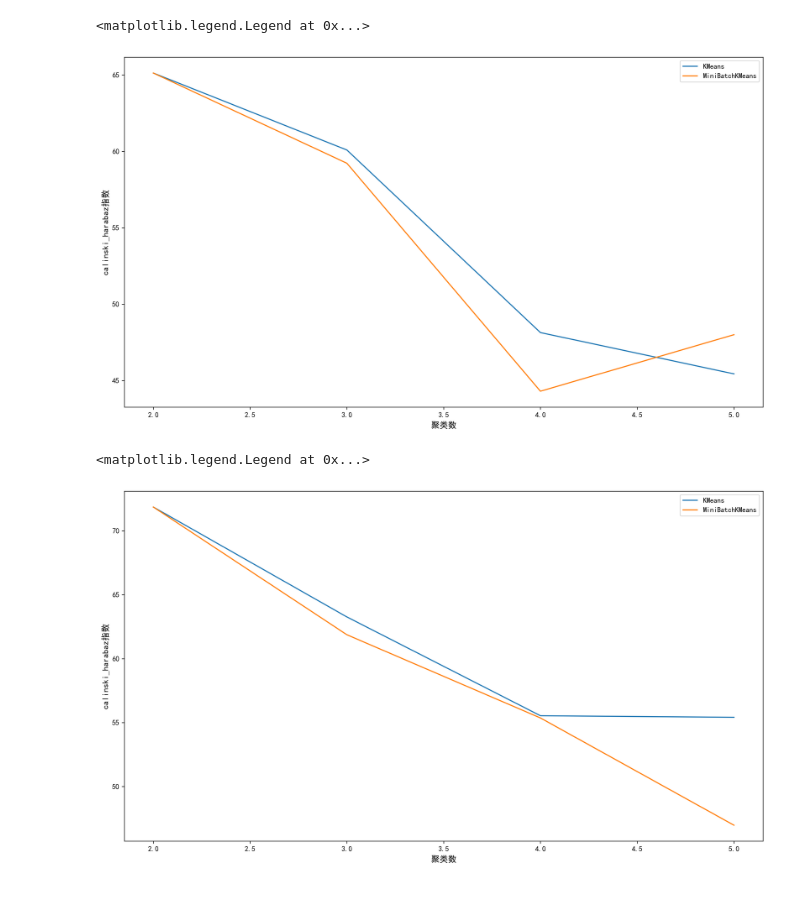
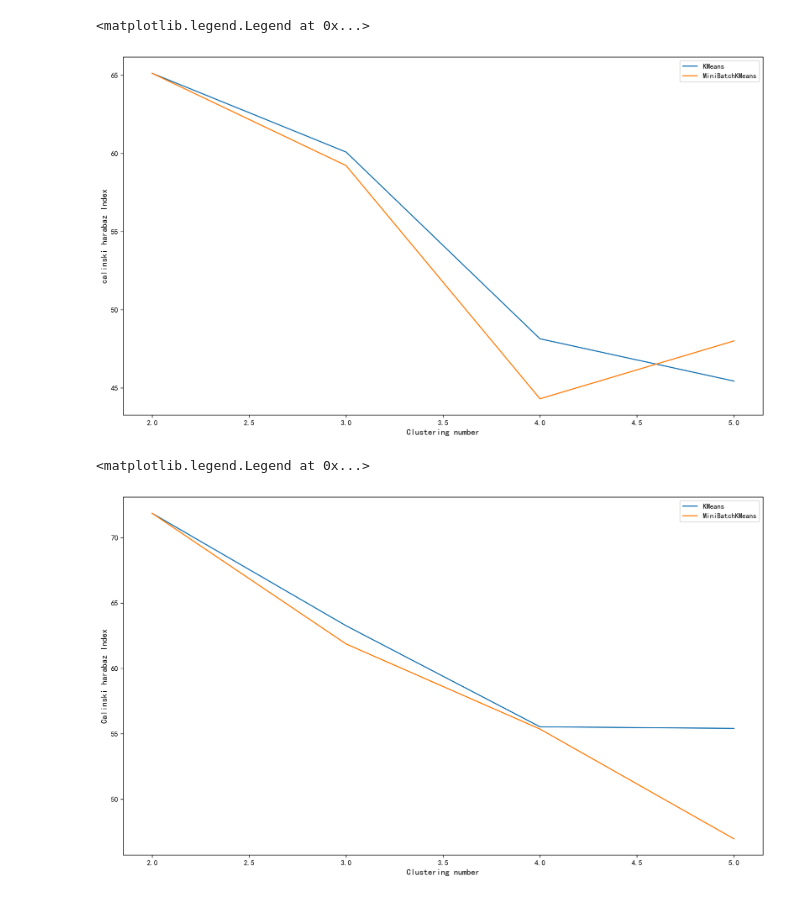
Before and after one commit to heshuji/paper, a Jupyter notebook: ancient_glass/KMeans_MiniBatchKMeans_轮廓系数.ipynb, the cells around one changed output. Cells and saved outputs as stored; diff of their text form; code cells hidden in the pictures.

```diff
--- a/ancient_glass/KMeans_MiniBatchKMeans_轮廓系数.ipynb
+++ b/ancient_glass/KMeans_MiniBatchKMeans_轮廓系数.ipynb
@@ -12,7 +12,7 @@ plt.rcParams["axes.unicode_minus"]=False #这个句子可以解决图像中的
 # %matplotlib inline
 df=pd.read_excel('./合并表格.xlsx') # 导入我们处理后的表格哦,这个是拼接好的
 # %%
-data_KMeans=df[df["类型"]=="高钾"] # 提出来类型等于高钾的数据
+data_KMeans=df[df["Types"]=="High potassium"] # 提出来类型等于高钾的数据
 data_KMeans=data_KMeans.iloc[:,1:15]
 
 calinski_harabaz_list_KMeans=[]
@@ -24,7 +24,7 @@ for i in range(2,6):
     score = calinski_harabasz_score(data_KMeans,kmeans.labels_)
     calinski_harabaz_list_KMeans.append(score)
 
-data_MBM=df[df["类型"]=="高钾"] # 提出来类型等于高钾的数据
+data_MBM=df[df["Types"]=="High potassium"] # 提出来类型等于高钾的数据
 data_MBM=data_MBM.iloc[:,1:15]
 
 calinski_harabaz_list_MBM=[]
@@ -38,13 +38,13 @@ for i in range(2,6):
 # %%
 fig, ax1 = plt.subplots(1,1,figsize=(16,9),dpi=300)
 
 list_k=[2,3,4,5]
 line1, = ax1.plot(list_k,calinski_harabaz_list_KMeans,label='KMeans')
 line2, = ax1.plot(list_k,calinski_harabaz_list_MBM,label='MiniBatchKMeans')
-ax1.set_xlabel("聚类数",fontsize = 12)
-ax1.set_ylabel("calinski_harabaz指数",fontsize = 12)
+ax1.set_xlabel("Clustering number",fontsize = 12)
+ax1.set_ylabel("Calinski harabaz Index",fontsize = 12)
 plt.legend()
 # %% [output]
 <matplotlib.legend.Legend at 0x...>
-[figure, old version]
+[figure, new version]
 # %%
@@ -77,9 +77,9 @@ fig, ax1 = plt.subplots(1,1,figsize=(16,9),dpi=300)
 list_k=[2,3,4,5]
 line1, = ax1.plot(list_k,calinski_harabaz_list_KMeans,label='KMeans')
 line2, = ax1.plot(list_k,calinski_harabaz_list_MBM,label='MiniBatchKMeans')
-ax1.set_xlabel("聚类数",fontsize = 12)
-ax1.set_ylabel("calinski_harabaz指数",fontsize = 12)
+ax1.set_xlabel("Clustering number",fontsize = 12)
+ax1.set_ylabel("Calinski harabaz Index",fontsize = 12)
 plt.legend()
 # %% [output]
 <matplotlib.legend.Legend at 0x...>
-[figure, old version]
+[figure, new version]
```
Also changed, not shown: parts of 1 cell of this notebook, 1 other file.
